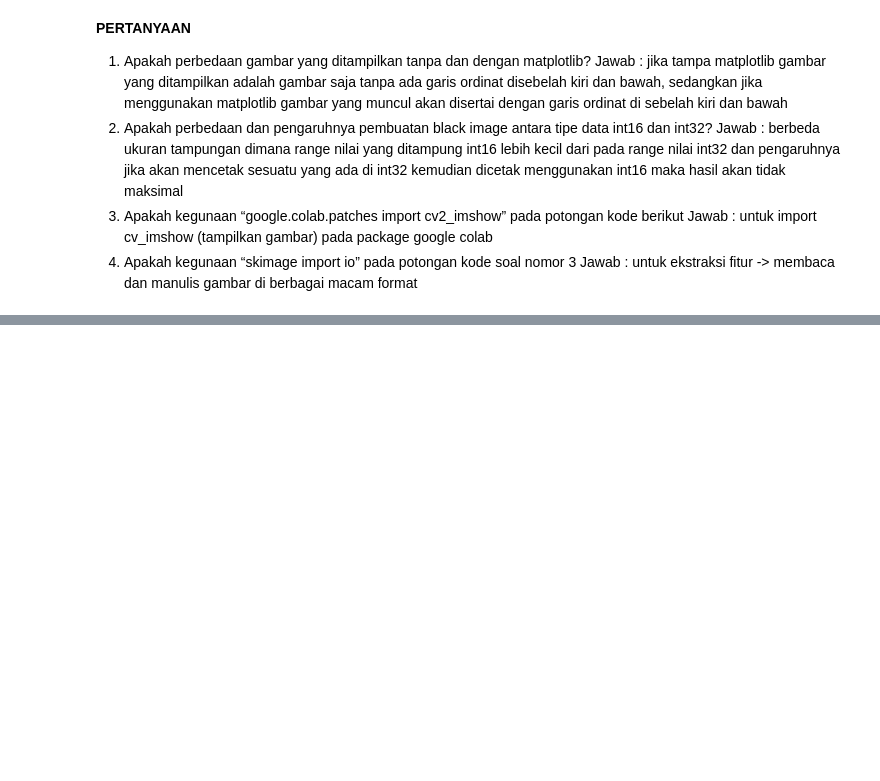
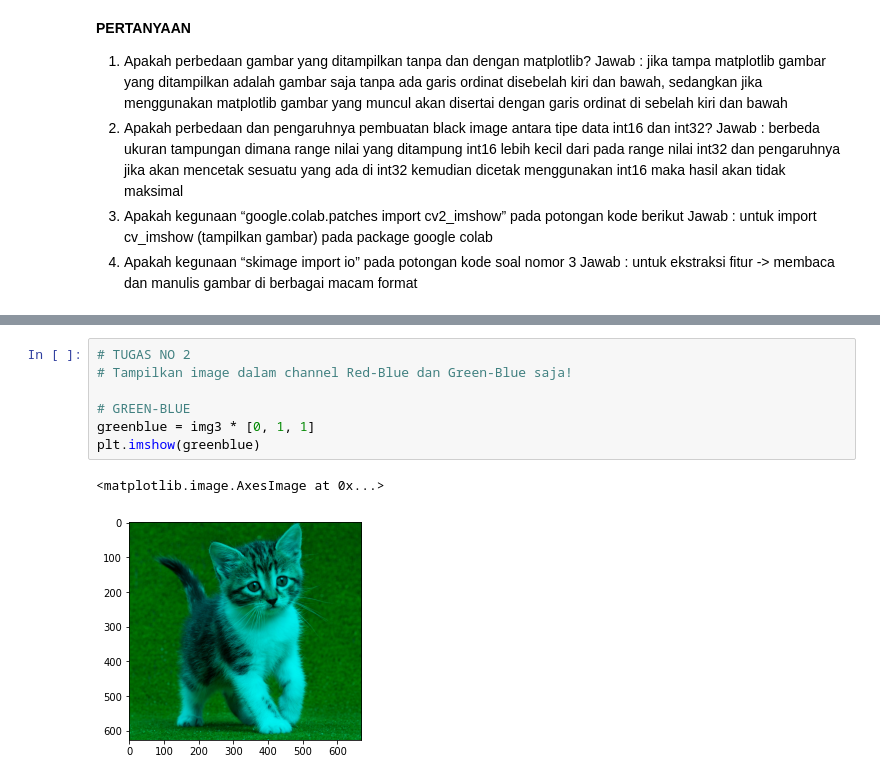
Before and after one commit to irbaadika/PCVK_Genap_2023, a Jupyter notebook: Jobsheet2.ipynb, the cells around one changed output, grey strips where cells are left out. Drawn from its saved outputs; the diff is of its cells as text; blank space fills up the shorter version.

```diff
--- a/Jobsheet2.ipynb
+++ b/Jobsheet2.ipynb
@@ -156,0 +168,10 @@ Berdasarkan praktikum bagian 3 dan 4 kerjakan beberapa tugas berikut :
+# %%
+# TUGAS NO 2
+# Tampilkan image dalam channel Red-Blue dan Green-Blue saja!
+
+# GREEN-BLUE
+greenblue = img3 * [0, 1, 1]
+plt.imshow(greenblue)
+# %% [output]
+<matplotlib.image.AxesImage at 0x...>
+[figure, added]
```
Also changed, not shown: parts of 9 cells of this notebook.
